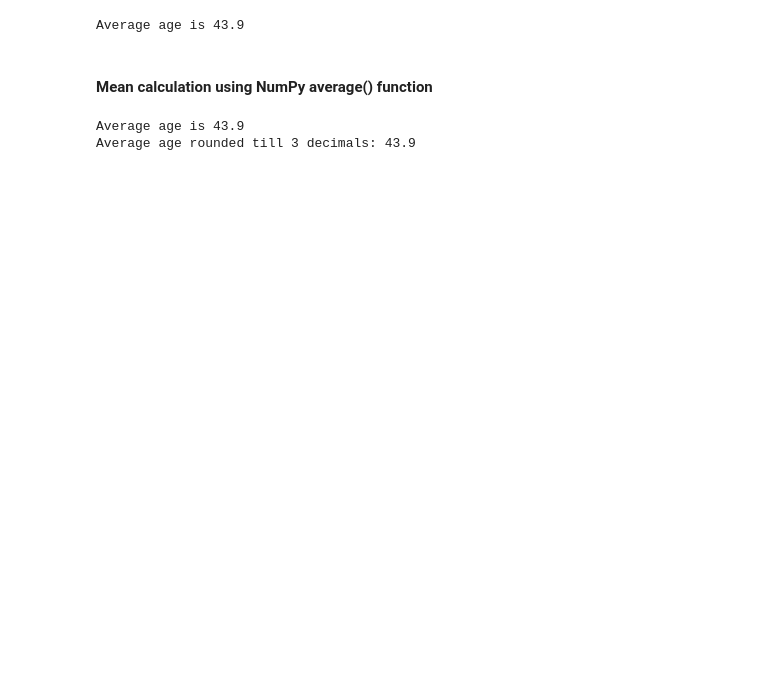
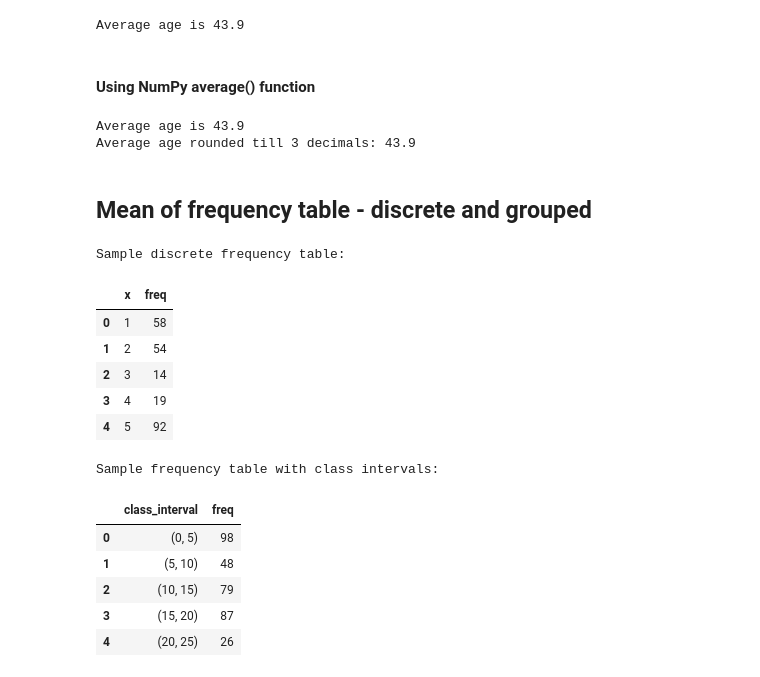
Before and after one commit to AnujaNamboodiri/Statistics, a Jupyter notebook: measures_of_central_tendency.ipynb, the cells around one changed output. Drawn from its saved outputs; the diff is of its cells as text; code cells hidden in the pictures; blank space fills up the shorter version.

```diff
--- a/measures_of_central_tendency.ipynb
+++ b/measures_of_central_tendency.ipynb
@@ -240,7 +279,7 @@ print("Average age is", mean_4)
 # %% [output]
 Average age is 43.9
 # %% [markdown]
-#### Mean calculation using NumPy average() function
+#### Using NumPy average() function
 # %%
 mean_5 = np.average(data['age'])
 print("Average age is", mean_5)
@@ -248,3 +287,28 @@ print("Average age rounded till 3 decimals:", round(mean_5,3))
 # %% [output]
 Average age is 43.9
 Average age rounded till 3 decimals: 43.9
+# %% [markdown]
+## Mean of frequency table - discrete and grouped
+# %%
+ungrouped_freq_table = sample(no_of_observations=50)
+print("Sample discrete frequency table:\n")
+display(ungrouped_freq_table.head(5))
+
+grouped_freq_table = sample_2(no_of_observations=50)
+print("Sample frequency table with class intervals:\n")
+display(grouped_freq_table.head(5))
+# %% [output]
+Sample discrete frequency table:
+|  | x | freq |
+| 0 | 1 | 58 |
+| 1 | 2 | 54 |
+| 2 | 3 | 14 |
+| 3 | 4 | 19 |
+| 4 | 5 | 92 |
+Sample frequency table with class intervals:
+|  | class_interval | freq |
+| 0 | (0, 5) | 98 |
+| 1 | (5, 10) | 48 |
+| 2 | (10, 15) | 79 |
+| 3 | (15, 20) | 87 |
+| 4 | (20, 25) | 26 |
```
Also changed, not shown: parts of 12 cells of this notebook.
